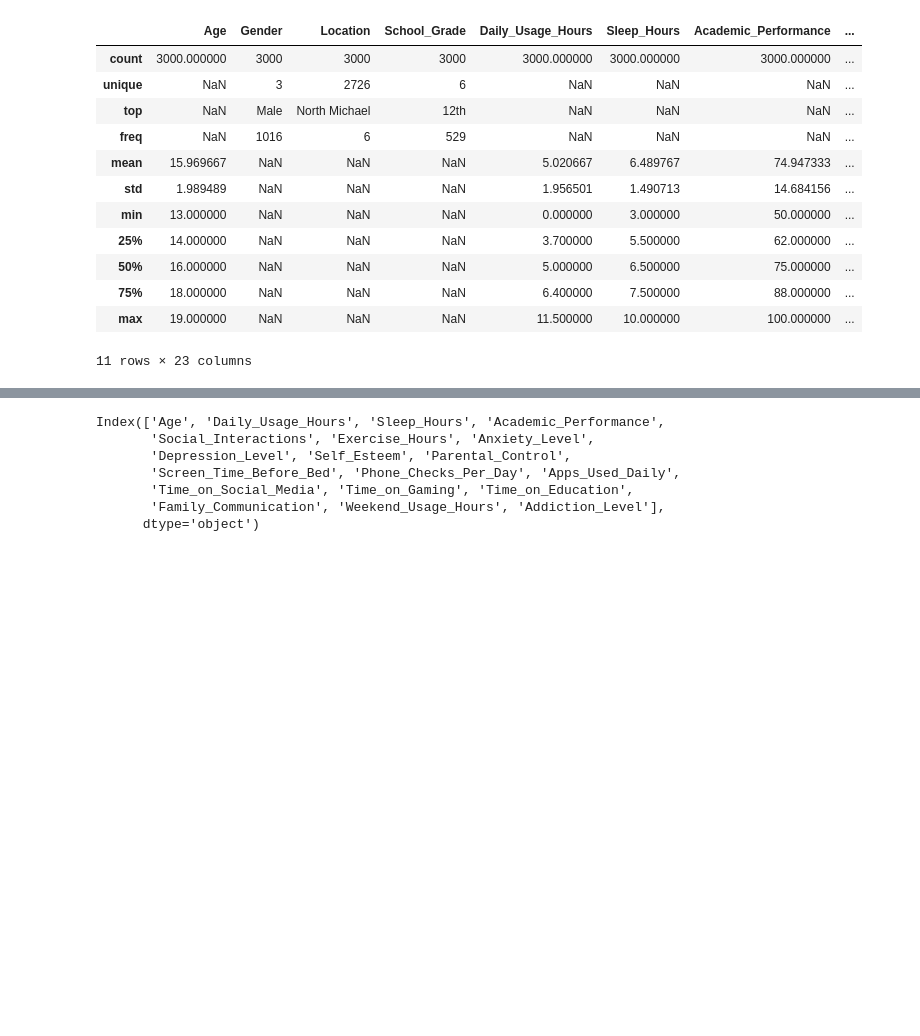
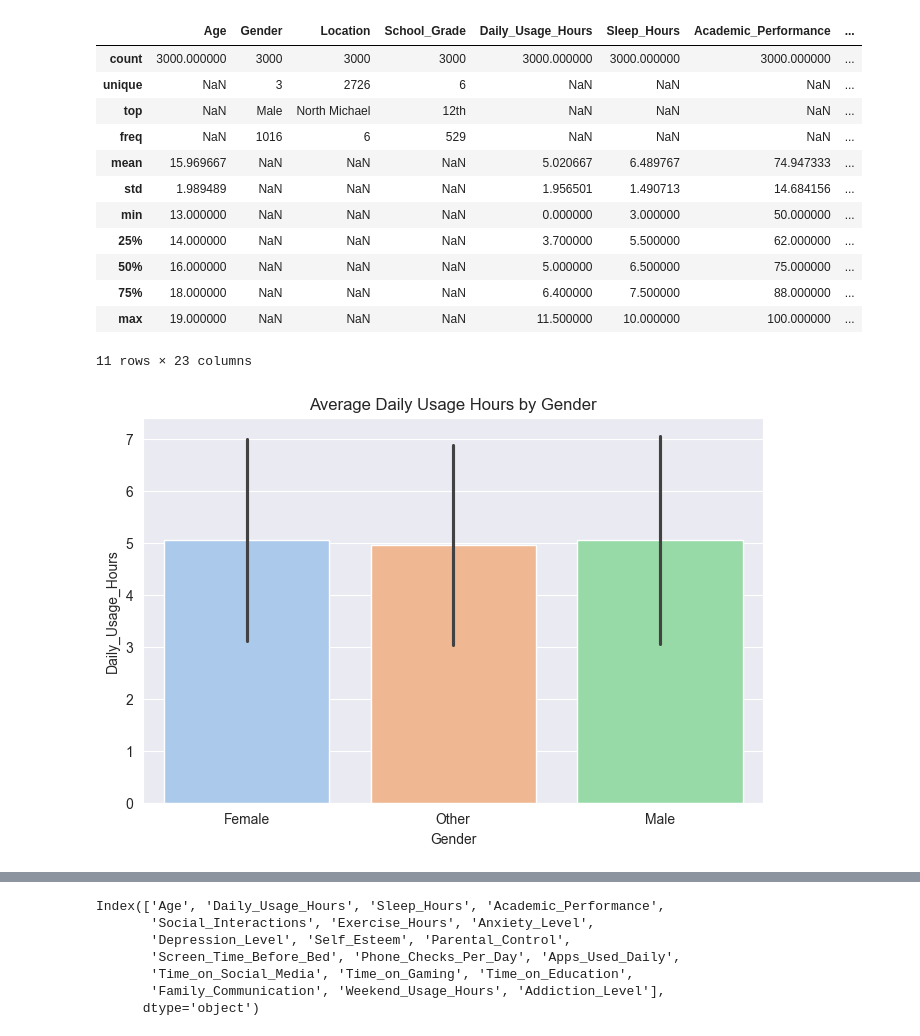
Before and after one commit to somoel/uso_telefono_adolescentes, a Jupyter notebook: notebooks/sample.ipynb, the cells around one changed output, grey strips where cells are left out. Cells and saved outputs as stored; diff of their text form; code cells hidden in the pictures; blank space fills up the shorter version.

```diff
--- a/notebooks/sample.ipynb
+++ b/notebooks/sample.ipynb
@@ -94,3 +91,12 @@ df.describe(include='all')
 | 75% | 18.000000 | NaN | NaN | NaN | 6.400000 | 7.500000 | 88.000000 | ... |
 | max | 19.000000 | NaN | NaN | NaN | 11.500000 | 10.000000 | 100.000000 | ... |
 11 rows × 23 columns
+# %%
+#uso diario por genero
+plt.figure(figsize=(8, 5))
+sns.barplot(data=df, x='Gender', y='Daily_Usage_Hours', hue='Gender',
+            palette='pastel', errorbar='sd', legend=False)
+plt.title('Average Daily Usage Hours by Gender')
+plt.show()
+# %% [output]
+[figure, added]
```
Also changed, not shown: parts of 36 cells of this notebook.
